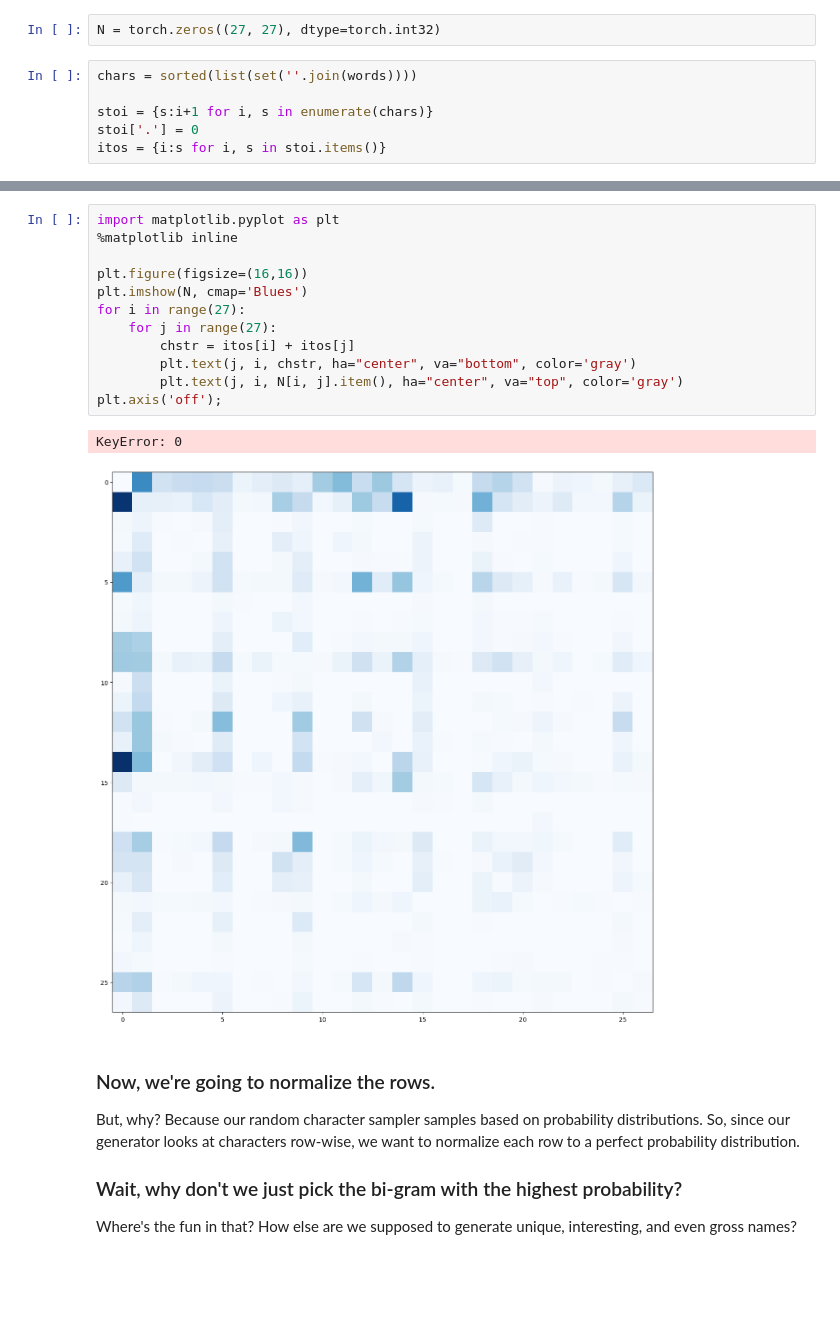
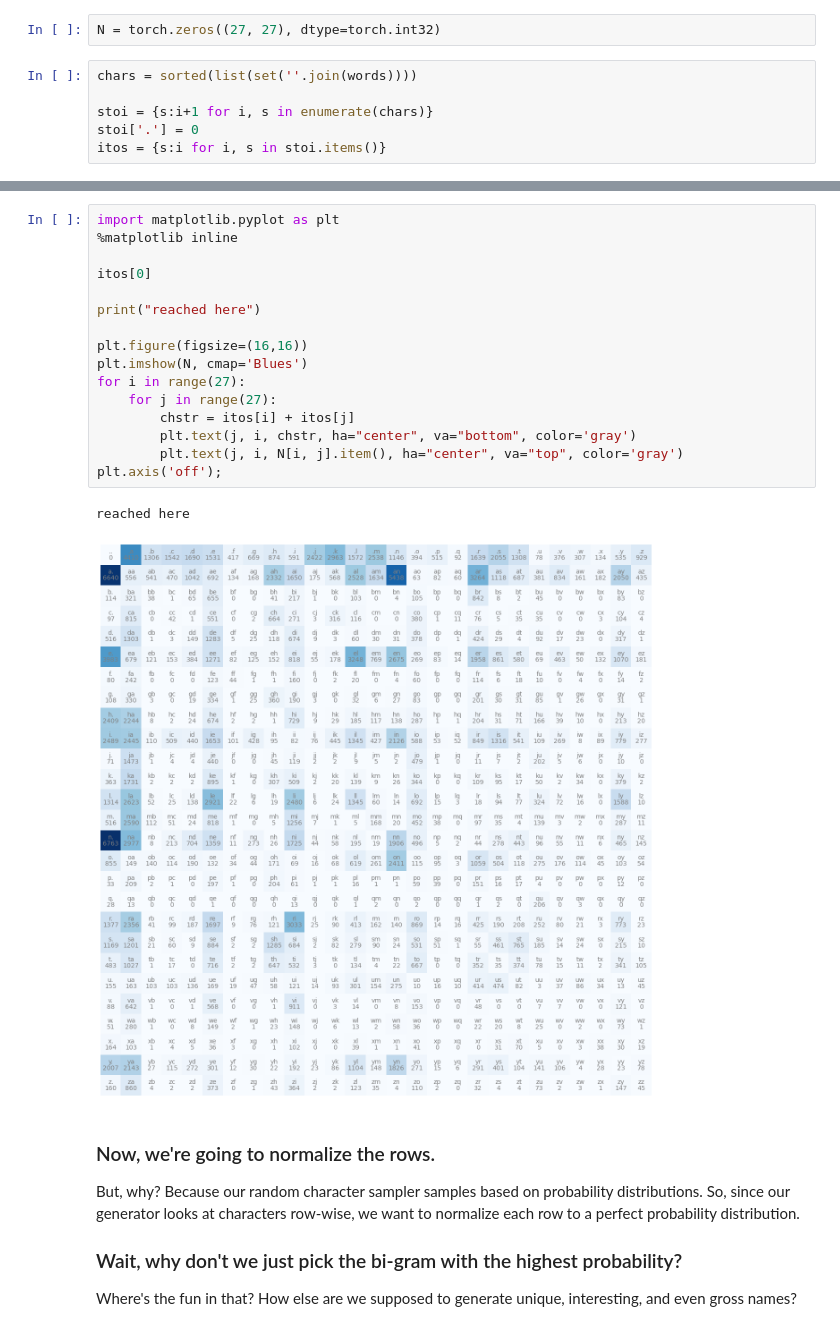
Before and after one commit to krishmula/nn-z2h, a Jupyter notebook: building-makemore/makemore_from_scratch.ipynb, the cells around one changed output, grey strips where cells are left out. Cells and saved outputs as stored; diff of their text form; blank space fills up the shorter version.

```diff
--- a/building-makemore/makemore_from_scratch.ipynb
+++ b/building-makemore/makemore_from_scratch.ipynb
@@ -11,7 +11,7 @@ chars = sorted(list(set(''.join(words))))
 
 stoi = {s:i+1 for i, s in enumerate(chars)}
 stoi['.'] = 0
-itos = {i:s for i, s in stoi.items()}
+itos = {s:i for i, s in stoi.items()}
 # %%
 for w in words:
     chs = ['.'] + list(w) + ['.']
@@ -26,18 +22,22 @@ tensor([    0, 22050,  6530,  7710,  8450,  7655,  2085,  3345,  4370,  2955,
 # %%
 import matplotlib.pyplot as plt
 %matplotlib inline
+
+itos[0]
+
+print("reached here")
 
 plt.figure(figsize=(16,16))
 plt.imshow(N, cmap='Blues')
 for i in range(27):
     for j in range(27):
         chstr = itos[i] + itos[j]
         plt.text(j, i, chstr, ha="center", va="bottom", color='gray')
         plt.text(j, i, N[i, j].item(), ha="center", va="top", color='gray')
 plt.axis('off');
 # %% [output]
-KeyError: 0
+reached here
-[figure, old version]
+[figure, new version]
 # %% [markdown]
 ### Now, we're going to normalize the rows.
 
```
Also changed, not shown: parts of 5 cells of this notebook, 6 other files.
